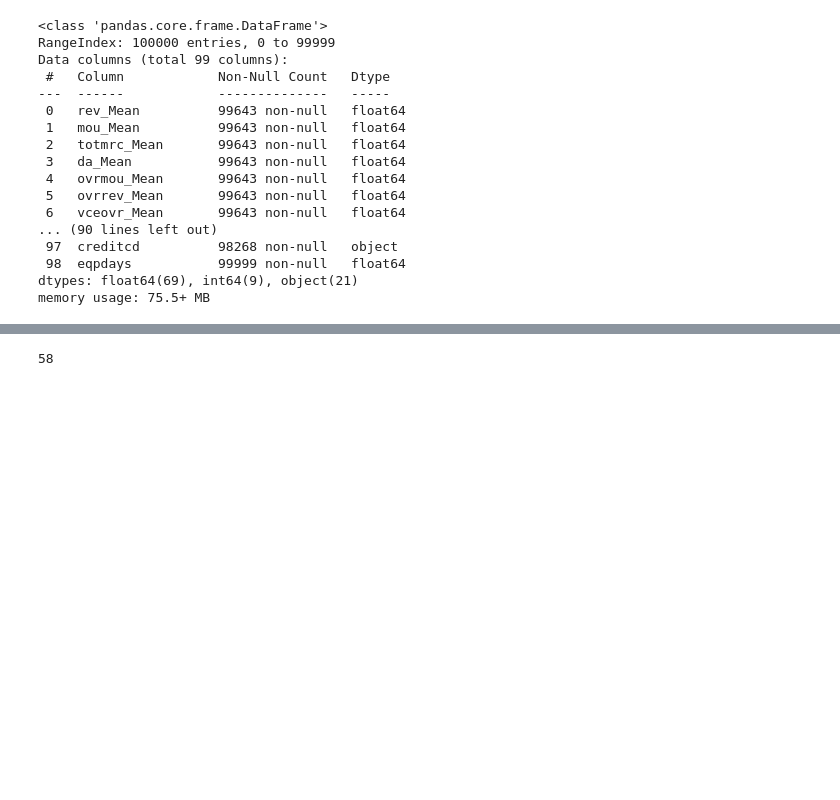
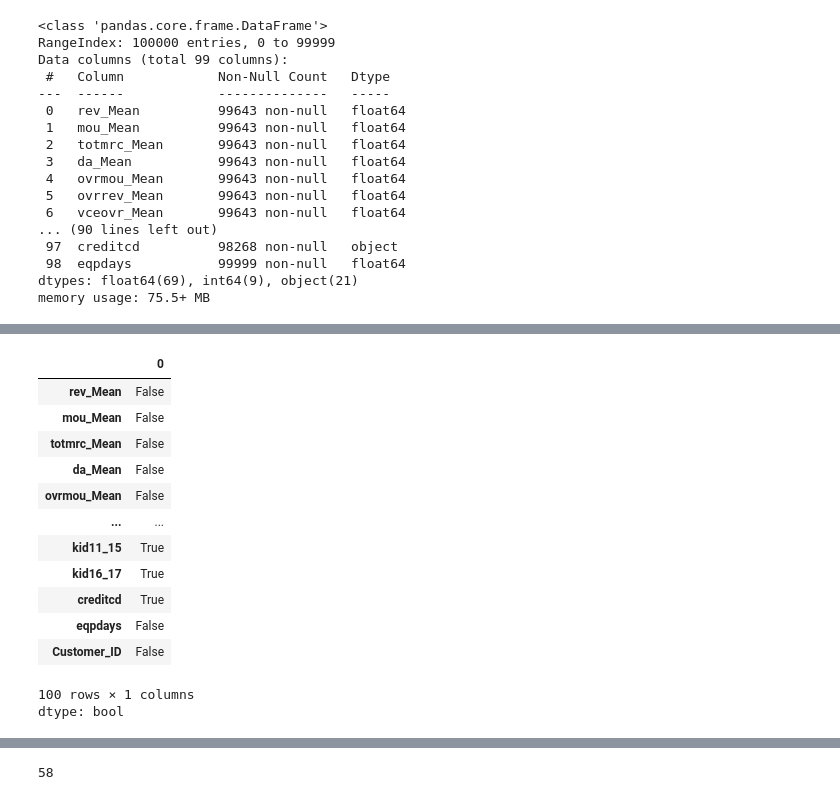
Before and after one commit to macapagithub/churn-prediction, a Jupyter notebook: notebooks/process.ipynb, the cells around one changed output, grey strips where cells are left out. Cells and saved outputs as stored; diff of their text form; code cells hidden in the pictures; blank space fills up the shorter version.

```diff
--- a/notebooks/process.ipynb
+++ b/notebooks/process.ipynb
@@ -90,0 +130,17 @@ df.describe()
+# %%
+df.dtypes == object
+# %% [output]
+|  | 0 |
+| rev_Mean | False |
+| mou_Mean | False |
+| totmrc_Mean | False |
+| da_Mean | False |
+| ovrmou_Mean | False |
+| ... | ... |
+| kid11_15 | True |
+| kid16_17 | True |
+| creditcd | True |
+| eqpdays | False |
+| Customer_ID | False |
+100 rows × 1 columns
+dtype: bool
```
Also changed, not shown: parts of 33 cells of this notebook.
